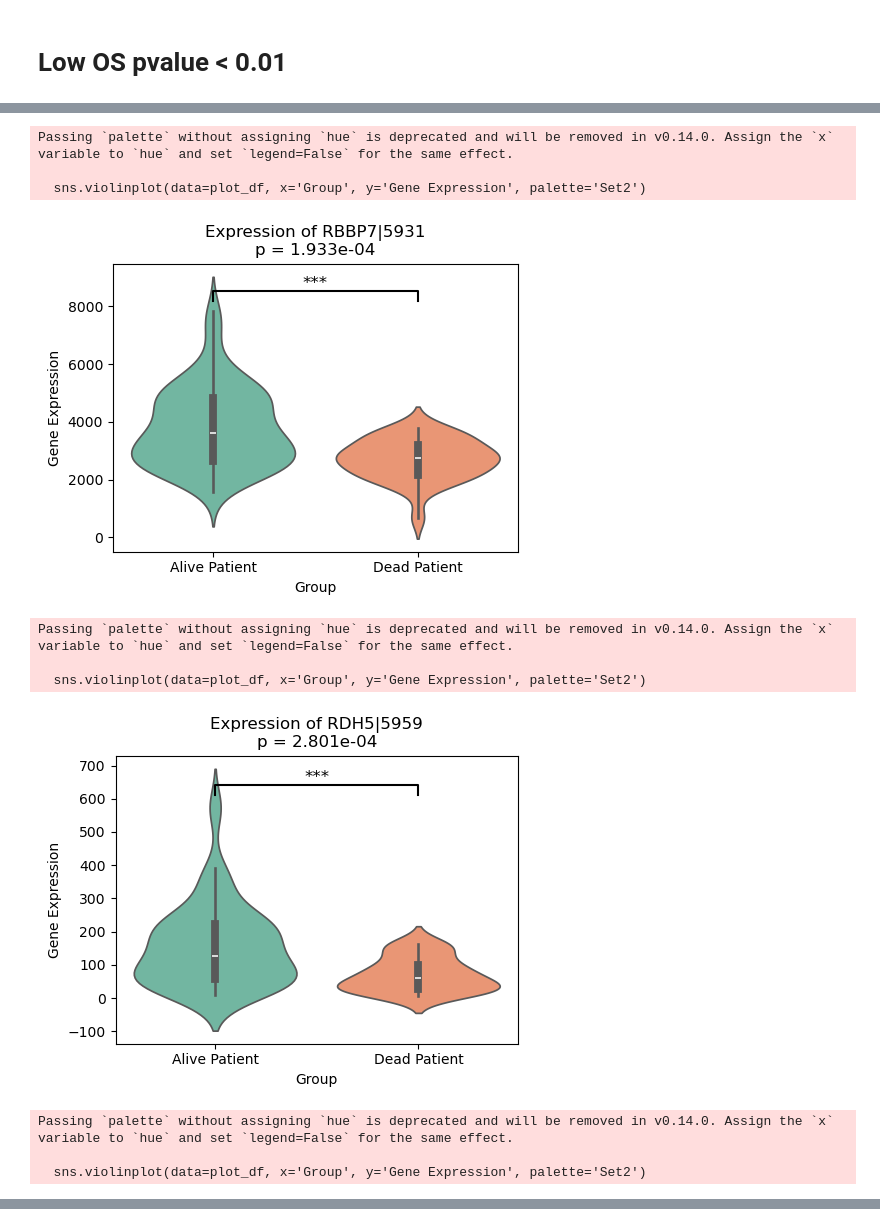
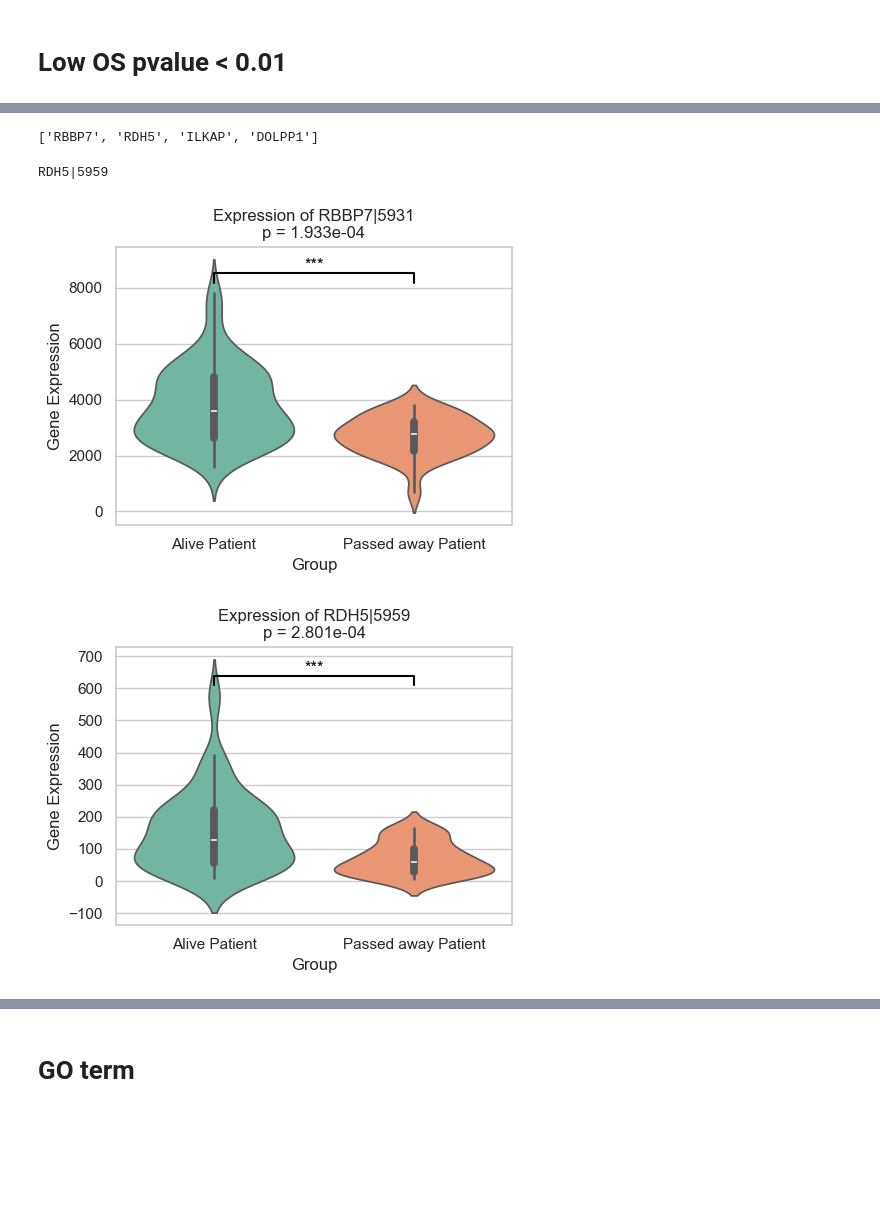
Before and after one commit to anl078/ECE204Repo, a Jupyter notebook: project5/project5.ipynb, the cells around one changed output, grey strips where cells are left out. Saved outputs shown, nothing was run; the diff lists cells and outputs as text; code cells hidden in the pictures; blank space fills up the shorter version.

```diff
--- a/project5/project5.ipynb
+++ b/project5/project5.ipynb
@@ -763,7 +834,0 @@ Best parameters for SVM: {'C': 0.1, 'kernel': 'linear'}
-# %%
-for model_name in ['Random Forest']:
-    if model_name in best_models:
-        print(f"\nTop 10 Most Important Features for {model_name}:")
-        model = best_models[model_name]
-        feature_importance = pd.Series(model.feature_importances_, index=X_train.columns).sort_values(ascending=False)
-        print(feature_importance.head(20))
@@ -1340,0 +1368,2 @@ Best parameters for SVM: {'C': 0.1, 'kernel': 'linear'}
+# %%
+low_mut_OS_result, low_mut_OS_best_models = train_model_with_featureSelection(low_mut_metadata, low_mut, expression, ['OS', 'OS.time'])
@@ -1858,0 +1556,2 @@ dtype: float64
+# %%
+high_mut_OS_result, high_mut_OS_best_models = train_model_with_featureSelection(high_mut_metadata, high_mut, expression, ['OS', 'OS.time'])
@@ -1859,17 +1660,18 @@ dtype: float64
 # %%
-# CXorf58|254158
-# MAVS|57506
-# SGSH|6448
-genes = ['CXorf58|254158', 'MAVS|57506', 'SGSH|6448']
+best_performance_result = low_mut_OS_result.sort_values("AUC-ROC", ascending=False).head(1)
+y = best_performance_result.y.values[0]
+
+genes = ['CXorf58|254158', 'MAVS|57506']
+
 for gene_id in genes:
     # Subset to get expression values as Series (1D)
-    alive = low_exp_matrix[low_exp_matrix.index.isin(y[y == 0].index)][gene_id].squeeze()
-    dead = low_exp_matrix[low_exp_matrix.index.isin(y[y == 1].index)][gene_id].squeeze()
+    alive = expression[expression.index.isin(y[y == 0].index)][gene_id].squeeze()
+    dead = expression[expression.index.isin(y[y == 1].index)][gene_id].squeeze()
 
     # Prepare DataFrame for plotting
     plot_df = pd.DataFrame({
         'Gene Expression': pd.concat([alive, dead]),
-        'Group': ['Alive Patient'] * len(alive) + ['Dead Patient'] * len(dead)
+        'Group': ['Alive Patient'] * len(alive) + ['Passed away Patient'] * len(dead)
     })
 
     # Perform Mann-Whitney U test
@@ -2164,19 +1714,28 @@ Best parameters for SVM: {'C': 4, 'kernel': 'rbf'}
+# %%
+high_mut_OS_genes[:4]
+# %% [output]
+['RBBP7', 'RDH5', 'ILKAP', 'DOLPP1']
+# %%
+for gene in expression.columns:
+    if "RDH5" in gene:
+        print(gene)
+# %% [output]
+RDH5|5959
 # %%
-import matplotlib.pyplot as plt
-import seaborn as sns
-import pandas as pd
-from scipy.stats import mannwhitneyu
+best_performance_result = high_mut_OS_result.sort_values("AUC-ROC", ascending=False).head(1)
+y = best_performance_result.y.values[0]
 
-genes = ['RBBP7|5931', 'RDH5|5959', 'ILKAP|80895']
+genes = ['RBBP7|5931', 'RDH5|5959']
+
 for gene_id in genes:
     # Subset to get expression values as Series (1D)
-    alive = high_exp_matrix[high_exp_matrix.index.isin(y[y == 0].index)][gene_id].squeeze()
-    dead = high_exp_matrix[high_exp_matrix.index.isin(y[y == 1].index)][gene_id].squeeze()
+    alive = expression[expression.index.isin(y[y == 0].index)][gene_id].squeeze()
+    dead = expression[expression.index.isin(y[y == 1].index)][gene_id].squeeze()
 
     # Prepare DataFrame for plotting
     plot_df = pd.DataFrame({
         'Gene Expression': pd.concat([alive, dead]),
-        'Group': ['Alive Patient'] * len(alive) + ['Dead Patient'] * len(dead)
+        'Group': ['Alive Patient'] * len(alive) + ['Passed away Patient'] * len(dead)
     })
 
     # Perform Mann-Whitney U test
@@ -2187,41 +1746,32 @@ for gene_id in genes:
         sig_marker = '***'
     elif p_value < 0.01:
         sig_marker = '**'
     elif p_value < 0.05:
         sig_marker = '*'
     else:
         sig_marker = 'ns'  # Not significant
 
     # Plot
     plt.figure(figsize=(5, 4))
     sns.violinplot(data=plot_df, x='Group', y='Gene Expression', palette='Set2')
 
     # Add significance annotation
     # Get y-axis limits to place the annotation
     y_max = plot_df['Gene Expression'].max()
     y_range = plot_df['Gene Expression'].max() - plot_df['Gene Expression'].min()
     y_pos = y_max + y_range * 0.1  # Position slightly above the highest violin
 
     # Draw a line connecting the two groups
     x1, x2 = 0, 1  # x positions for 'Alive Patient' and 'Dead Patient'
     plt.plot([x1, x1, x2, x2], [y_pos - y_range * 0.05, y_pos, y_pos, y_pos - y_range * 0.05], lw=1.5, color='black')
 
     # Add the significance marker above the line
     plt.text((x1 + x2) / 2, y_pos, sig_marker, ha='center', va='bottom', color='black', fontsize=12)
 
     # Customize plot
     plt.title(f"Expression of {gene_id}\np = {p_value:.3e}")
     plt.tight_layout()
     plt.show()
 # %% [output]
-Passing `palette` without assigning `hue` is deprecated and will be removed in v0.14.0. Assign the `x` variable to `hue` and set `legend=False` for the same effect.
-
-  sns.violinplot(data=plot_df, x='Group', y='Gene Expression', palette='Set2')
-[figure, old version]
+[figure, new version]
-Passing `palette` without assigning `hue` is deprecated and will be removed in v0.14.0. Assign the `x` variable to `hue` and set `legend=False` for the same effect.
-
-  sns.violinplot(data=plot_df, x='Group', y='Gene Expression', palette='Set2')
-[figure, old version]
+[figure, new version]
-Passing `palette` without assigning `hue` is deprecated and will be removed in v0.14.0. Assign the `x` variable to `hue` and set `legend=False` for the same effect.
-
-  sns.violinplot(data=plot_df, x='Group', y='Gene Expression', palette='Set2')
@@ -2228,0 +1778,2 @@ Passing `palette` without assigning `hue` is deprecated and will be removed in v
+# %% [markdown]
+# GO term
```
Also changed, not shown: parts of 58 cells of this notebook, 3 other files.
